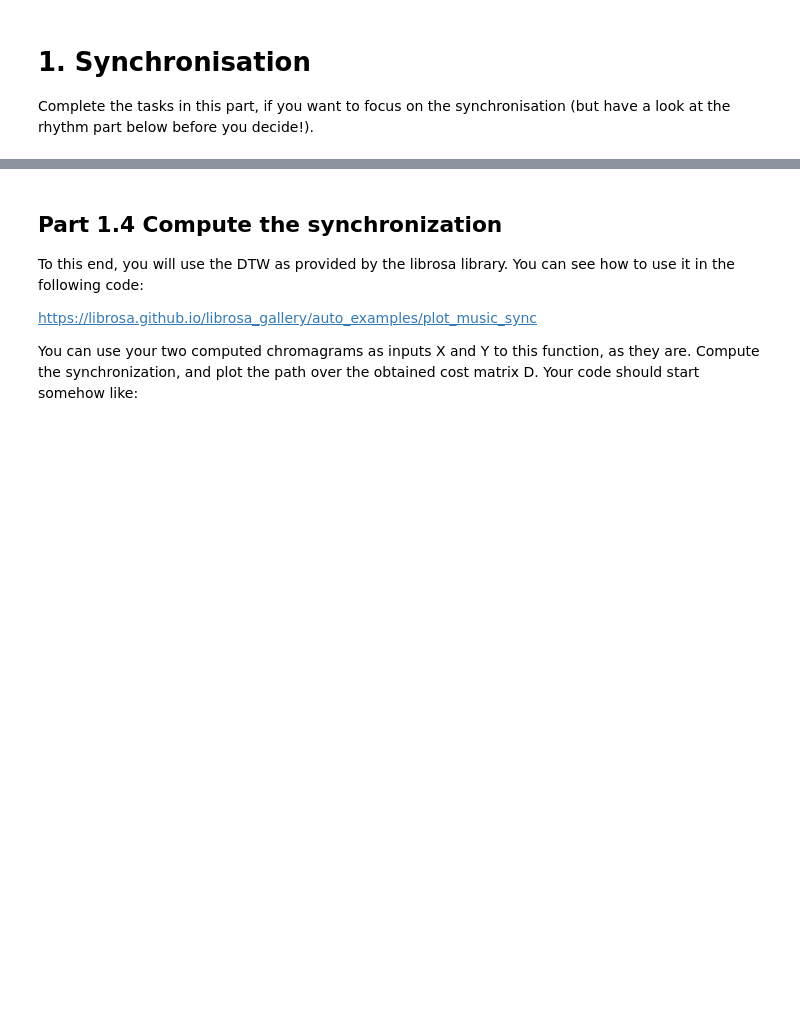
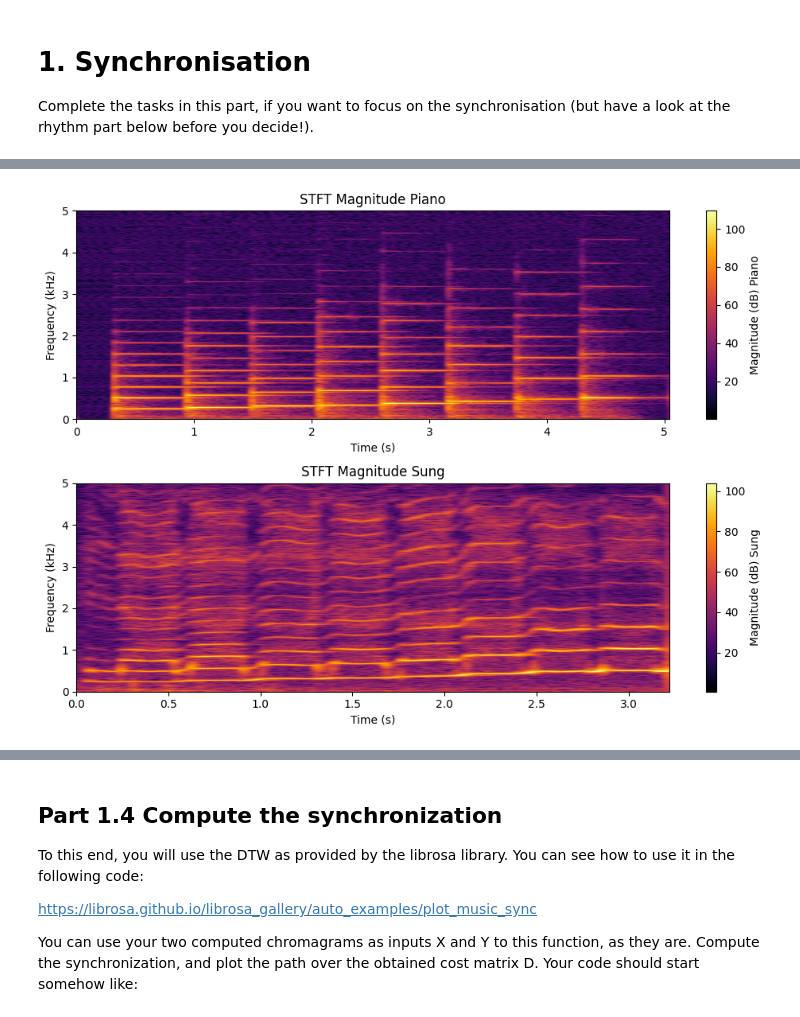
Before and after one commit to Charles0510/musicInformatics-DT2470, a Jupyter notebook: Lab/Lab4/DT2470_lab04-2.ipynb, the cells around one changed output, grey strips where cells are left out. Drawn from its saved outputs; the diff is of its cells as text; code cells hidden in the pictures; blank space fills up the shorter version.

```diff
--- a/Lab/Lab4/DT2470_lab04-2.ipynb
+++ b/Lab/Lab4/DT2470_lab04-2.ipynb
@@ -67,6 +114,58 @@ The magnitude spectrum for the piano example is shown below.
 Question: why do we see so few high-frequency components? (Hint: in lab 1 you plotted db magnitude spectra).
 
 ![](https://drive.google.com/uc?id=1_fEgRgIG0pPzCiNa6Pqz5lDfk-vfGloX)
+# %%
+# Compute STFT for both file
+# Use 100ms windwow
+# Plot magnitude spectra
+
+# STFT parameters (they have same sample rate so the parameters work for both)
+hop_size = int( 0.02 * cmajor_piano_sample_rate) # 20ms hopsize
+hann_100ms = signal.windows.hann(int(0.1 * cmajor_piano_sample_rate)) # 100ms window
+
+# apply STFT to piano
+f_piano, t_piano, Zxx_piano = signal.stft(cmajor_piano_samples, fs = cmajor_piano_sample_rate, window=hann_100ms, nperseg=len(hann_100ms), noverlap=len(hann_100ms)-hop_size, nfft = 4*len(hann_100ms))
+# apply STFT to sung
+f_sung, t_sung, Zxx_sung = signal.stft(Cmajor_sung_samples, fs = Cmajor_sung_sample_rate, window=hann_100ms, nperseg=len(hann_100ms), noverlap=len(hann_100ms)-hop_size, nfft = 4*len(hann_100ms))
+
+# convert magnitude to dB
+magnitude_dB_piano = 20 * np.log10(np.abs(Zxx_piano) + 1e-6)
+magnitude_dB_piano = magnitude_dB_piano - np.min(magnitude_dB_piano) # get positive magnitude
+magnitude_dB_sung = 20 * np.log10(np.abs(Zxx_sung) + 1e-6)
+magnitude_dB_sung = magnitude_dB_sung - np.min(magnitude_dB_sung)
+
+# limit freq axis to 0-5 kHz
+f_limit = 5000 # 5kHz
+f_kHz_piano = f_piano / 1000 # convert to kHz
+f_kHz_sung = f_sung / 1000
+
+# Find the index for 5 kHz
+f_index_limit_piano = np.where(f_kHz_piano <= f_limit / 1000)[0][-1]
+f_index_limit_sung = np.where(f_kHz_sung <= f_limit / 1000)[0][-1]
+
+# plot sonagram
+fig, axs = plt.subplots(2,1, figsize=(10,7))
+# plot piano
+sonagram_piano = axs[0].pcolormesh(t_piano, f_kHz_piano[:f_index_limit_piano], magnitude_dB_piano[:f_index_limit_piano, :], shading='gouraud', cmap='inferno')
+axs[0].set_title('STFT Magnitude Piano')
+axs[0].set_ylabel('Frequency (kHz)')
+axs[0].set_xlabel('Time (s)')
+axs[0].set_ylim(0,5)
+fig.colorbar(sonagram_piano, ax=axs[0], label='Magnitude (dB) Piano')
+#axs[0].set_xlim(left=0,right=5)
+# plot sung
+sonagram_sung = axs[1].pcolormesh(t_sung, f_kHz_sung[:f_index_limit_sung], magnitude_dB_sung[:f_index_limit_sung, :], shading='gouraud', cmap='inferno')
+axs[1].set_title('STFT Magnitude Sung')
+axs[1].set_ylabel('Frequency (kHz)')
+axs[1].set_xlabel('Time (s)')
+axs[1].set_ylim(0,5)
+fig.colorbar(sonagram_sung, ax=axs[1], label='Magnitude (dB) Sung')
+#axs[0].set_xlim(left=0,right=5)
+
+plt.tight_layout()  # Adjust layout to prevent overlap
+plt.show()
+# %% [output]
+[figure, added]
 # %% [markdown]
 ## Part 1.3 Compute a log-frequency spectrogram
 
```
Also changed, not shown: parts of 15 cells of this notebook.
